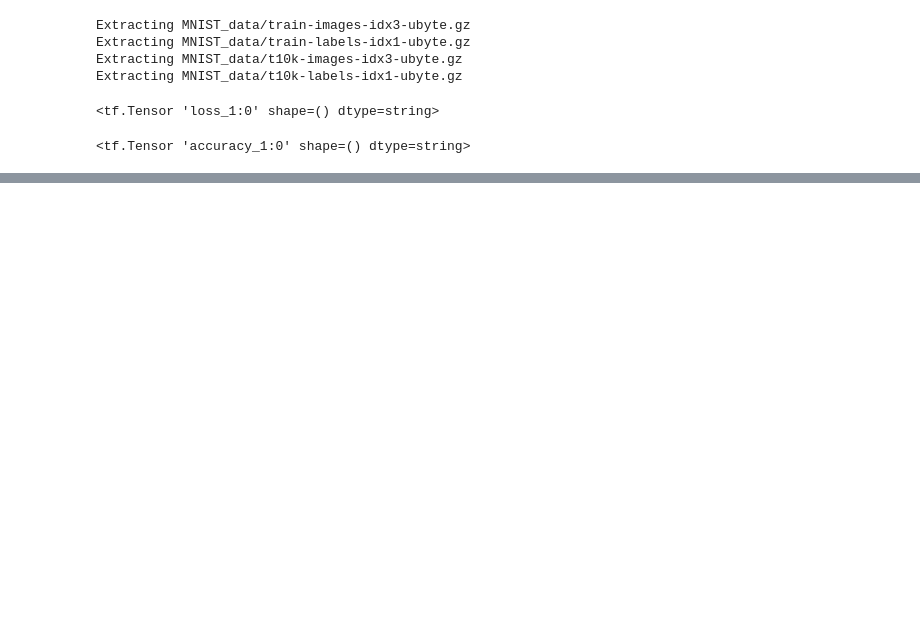
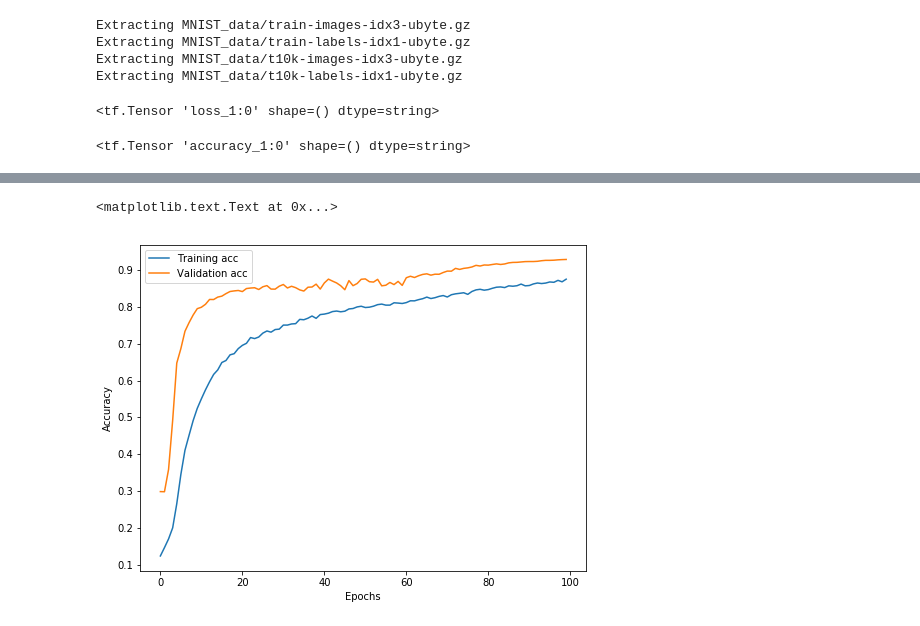
Before and after one commit to myinxd/canal-notebooks, a Jupyter notebook: deeplearning/notebook-tensorboard-mlp.ipynb, the cells around one changed output, grey strips where cells are left out. Cells and saved outputs as stored; diff of their text form; code cells hidden in the pictures; blank space fills up the shorter version.

```diff
--- a/deeplearning/notebook-tensorboard-mlp.ipynb
+++ b/deeplearning/notebook-tensorboard-mlp.ipynb
@@ -170,13 +178,17 @@ test_writer = tf.summary.FileWriter(logdir + '/test')
 sess.run(tf.global_variables_initializer())
 # %%
-def feed_dict(train,batchsize=100,drop=0.5,lr_dict=None):
+def feed_dict(train,batchsize=100,drop=0.5, lr_dict=None):
     """Make a TensorFlow feed_dict: maps data onto Tensor placeholders."""
     if train:
         xs, ys = mnist.train.next_batch(batchsize)
-        f_dict = {x: xs, y_: ys, keep_prob:drop}
+        f_dict = {x: xs, y_: ys,
+                  keep_prob: drop,
+                  }
         f_dict.update(lr_dict)
     else:
-        xs, ys = mnist.test.images, mnist.test.labels
-        f_dict = {x: xs, y_: ys, keep_prob:1.0}
-
+        # validation
+        x_val,y_val = mnist.validation.images,mnist.validation.labels
+        f_dict = {x: x_val,y_: y_val,
+                  keep_prob: 1.0,
+                  }
     return f_dict
@@ -228,0 +278,11 @@ tf.global_variables()
+# %%
+plt.rcParams["figure.figsize"] = [8.0,6.0]
+
+plt.plot(x_epoch, y_acc_trn)
+plt.plot(x_epoch, y_acc_val)
+plt.legend(['Training acc', 'Validation acc', 'Test acc'])
+plt.xlabel('Epochs')
+plt.ylabel('Accuracy')
+# %% [output]
+<matplotlib.text.Text at 0x...>
+[figure, added]
```
Also changed, not shown: parts of 7 cells of this notebook, 1 other file.
